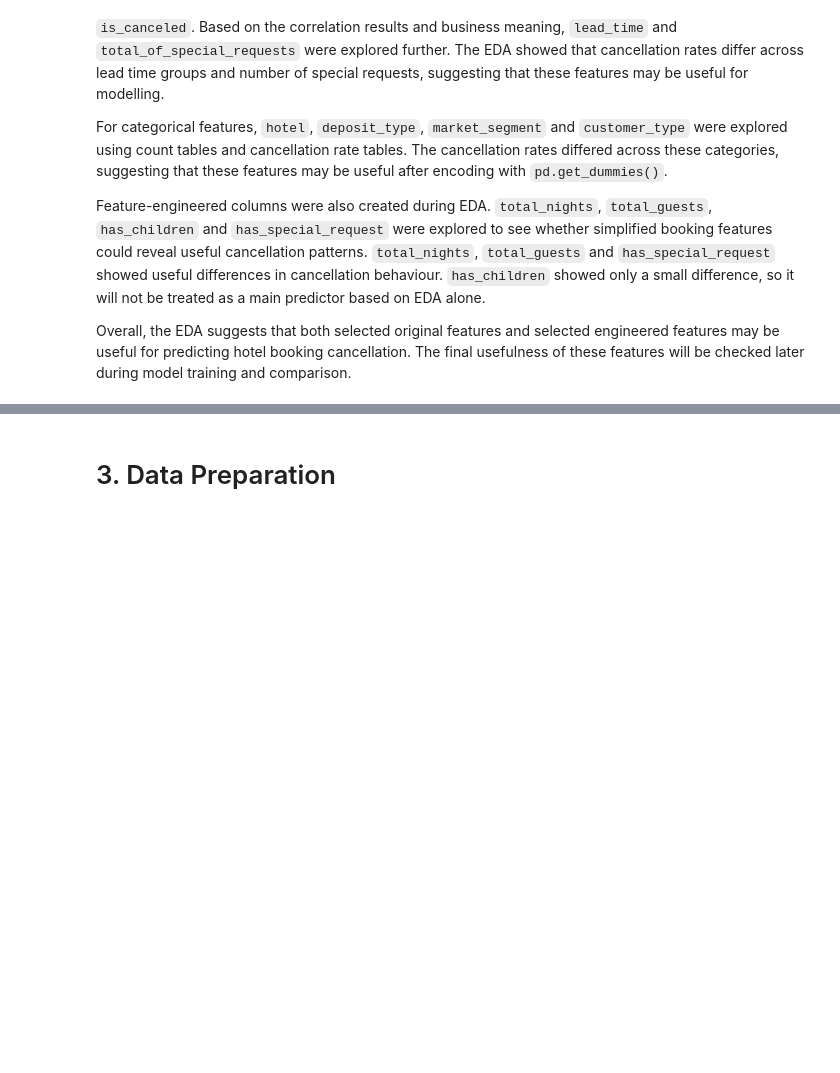
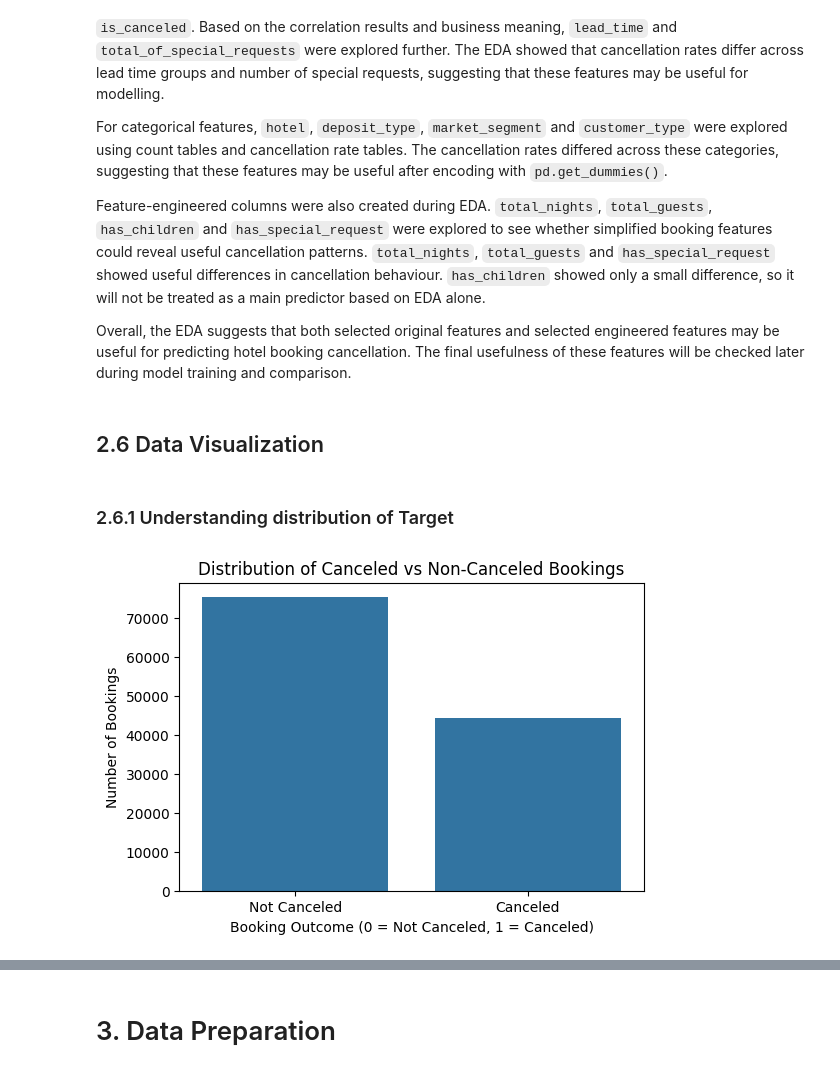
Before and after one commit to grishmmirpuri-art/staysure-ai-hotel-cancellation, a Jupyter notebook: notebooks/staysure_model_development.ipynb, the cells around one changed output, grey strips where cells are left out. Cells and saved outputs as stored; diff of their text form; code cells hidden in the pictures; blank space fills up the shorter version.

Commit message:
Add visual EDA plots

```diff
--- a/notebooks/staysure_model_development.ipynb
+++ b/notebooks/staysure_model_development.ipynb
@@ -657,3 +661,18 @@ For categorical features, `hotel`, `deposit_type`, `market_segment` and `custome
 Feature-engineered columns were also created during EDA. `total_nights`, `total_guests`, `has_children` and `has_special_request` were explored to see whether simplified booking features could reveal useful cancellation patterns. `total_nights`, `total_guests` and `has_special_request` showed useful differences in cancellation behaviour. `has_children` showed only a small difference, so it will not be treated as a main predictor based on EDA alone.
 
 Overall, the EDA suggests that both selected original features and selected engineered features may be useful for predicting hotel booking cancellation. The final usefulness of these features will be checked later during model training and comparison.
+# %% [markdown]
+## 2.6 Data Visualization
+# %% [markdown]
+### 2.6.1 Understanding distribution of Target
+# %%
+# Plot target distribution
+plt.figure(figsize=(6, 4))
+sns.countplot(x="is_canceled", data=df)
+plt.title("Distribution of Canceled vs Non-Canceled Bookings")
+plt.xlabel("Booking Outcome (0 = Not Canceled, 1 = Canceled)")
+plt.ylabel("Number of Bookings")
+plt.xticks(ticks=[0, 1], labels=["Not Canceled", "Canceled"])
+plt.show()
+# %% [output]
+[figure, added]
```
Also changed, not shown: parts of 31 cells of this notebook, 1 other file.
